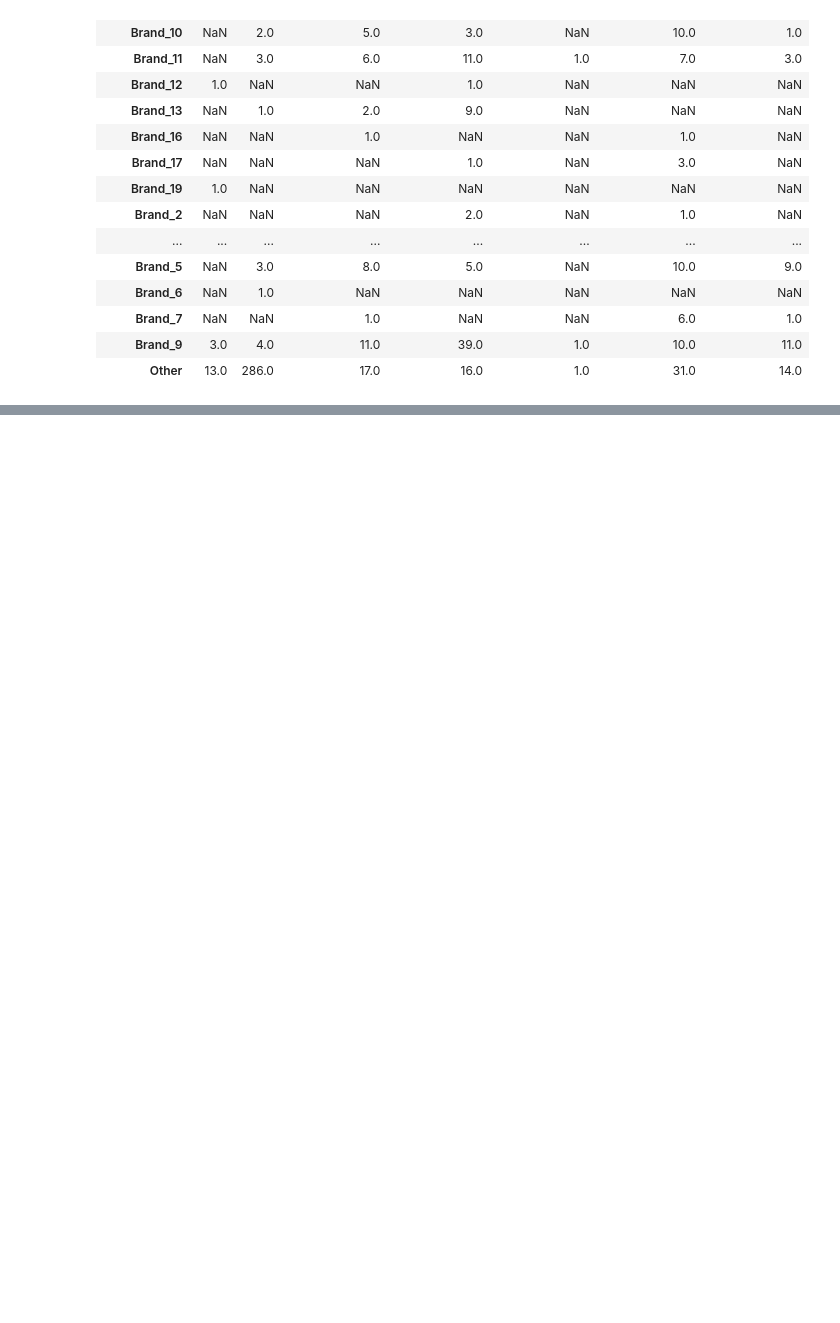
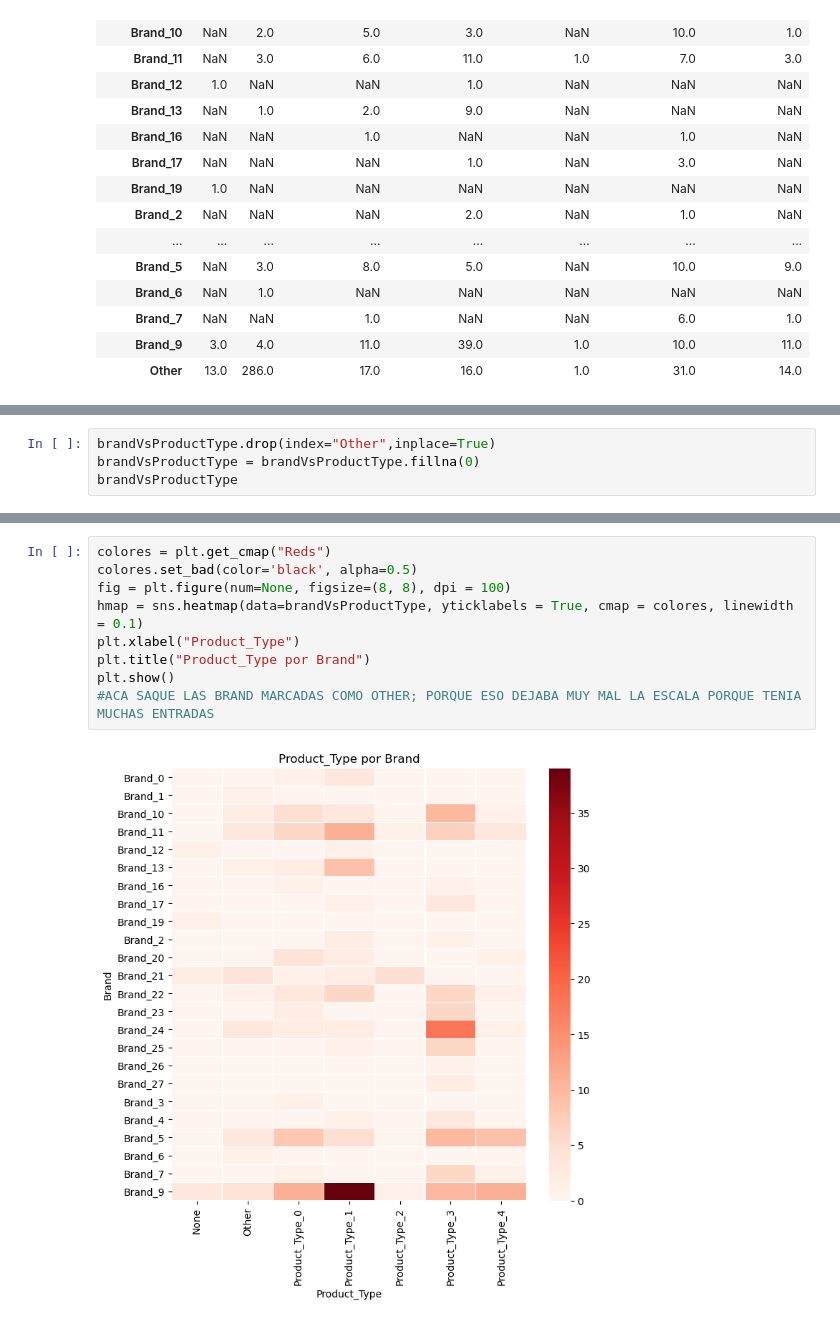
Before and after one commit to RiedelNicolas/75.06-2C2020-TP1, a Jupyter notebook: Brand Analysis.ipynb, the cells around one changed output, grey strips where cells are left out. Drawn from its saved outputs; the diff is of its cells as text; blank space fills up the shorter version.

Commit message:
Termino el analisis de brand y empiezo con oportunity type

```diff
--- a/Brand Analysis.ipynb
+++ b/Brand Analysis.ipynb
@@ -141,3 +132,7 @@ plt.title("Product_Type por Brand")
 plt.show()
 # %% [output]
 [figure]
+# %%
+brandVsProductType.drop(index="Other",inplace=True)
+brandVsProductType = brandVsProductType.fillna(0)
+brandVsProductType
@@ -143,0 +158,11 @@ plt.show()
+# %%
+colores = plt.get_cmap("Reds")
+colores.set_bad(color='black', alpha=0.5)
+fig = plt.figure(num=None, figsize=(8, 8), dpi = 100)
+hmap = sns.heatmap(data=brandVsProductType, yticklabels = True, cmap = colores, linewidth = 0.1)
+plt.xlabel("Product_Type")
+plt.title("Product_Type por Brand")
+plt.show()
+#ACA SAQUE LAS BRAND MARCADAS COMO OTHER; PORQUE ESO DEJABA MUY MAL LA ESCALA PORQUE TENIA MUCHAS ENTRADAS
+# %% [output]
+[figure, added]
```
Also changed, not shown: parts of 4 cells of this notebook.
